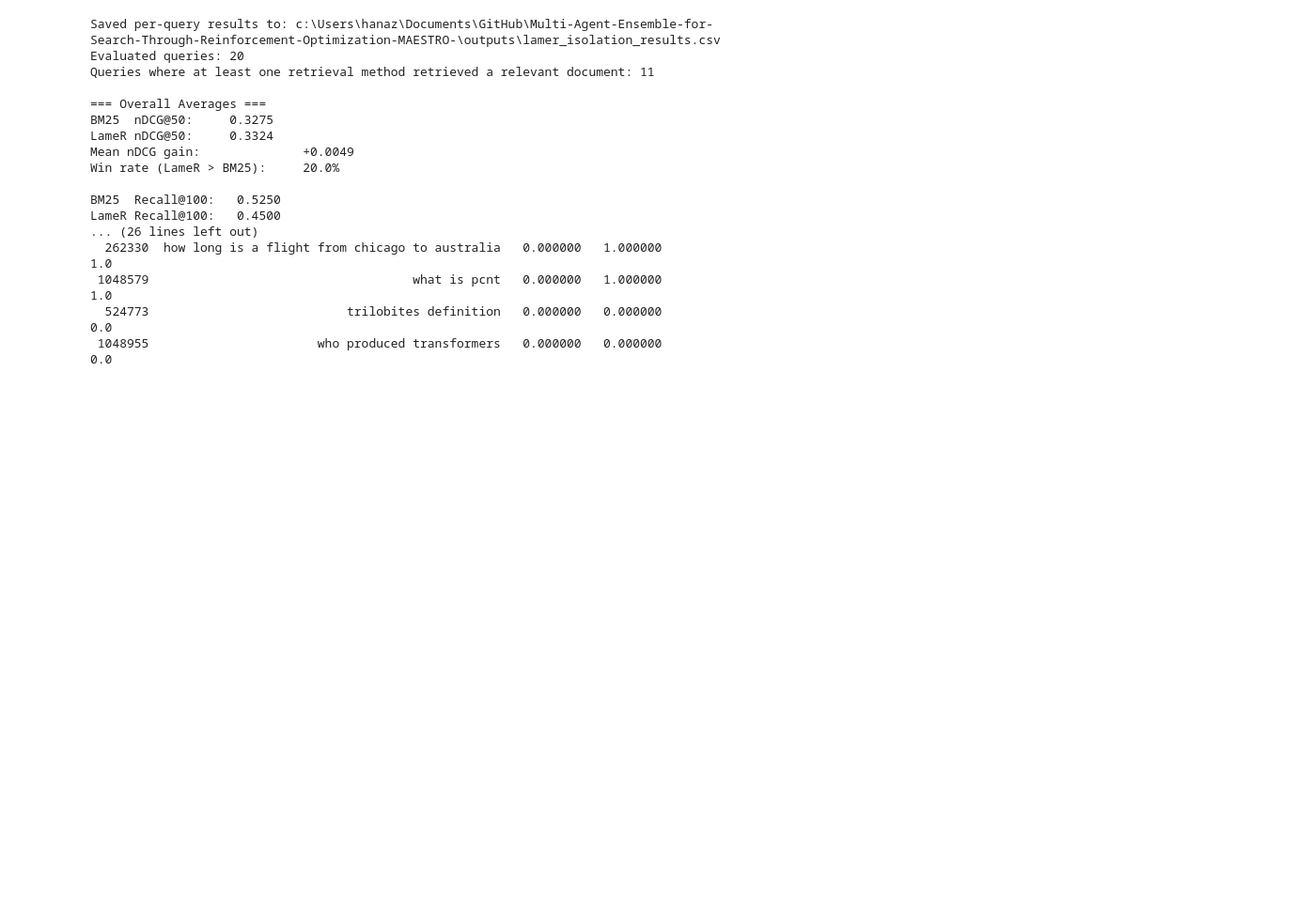
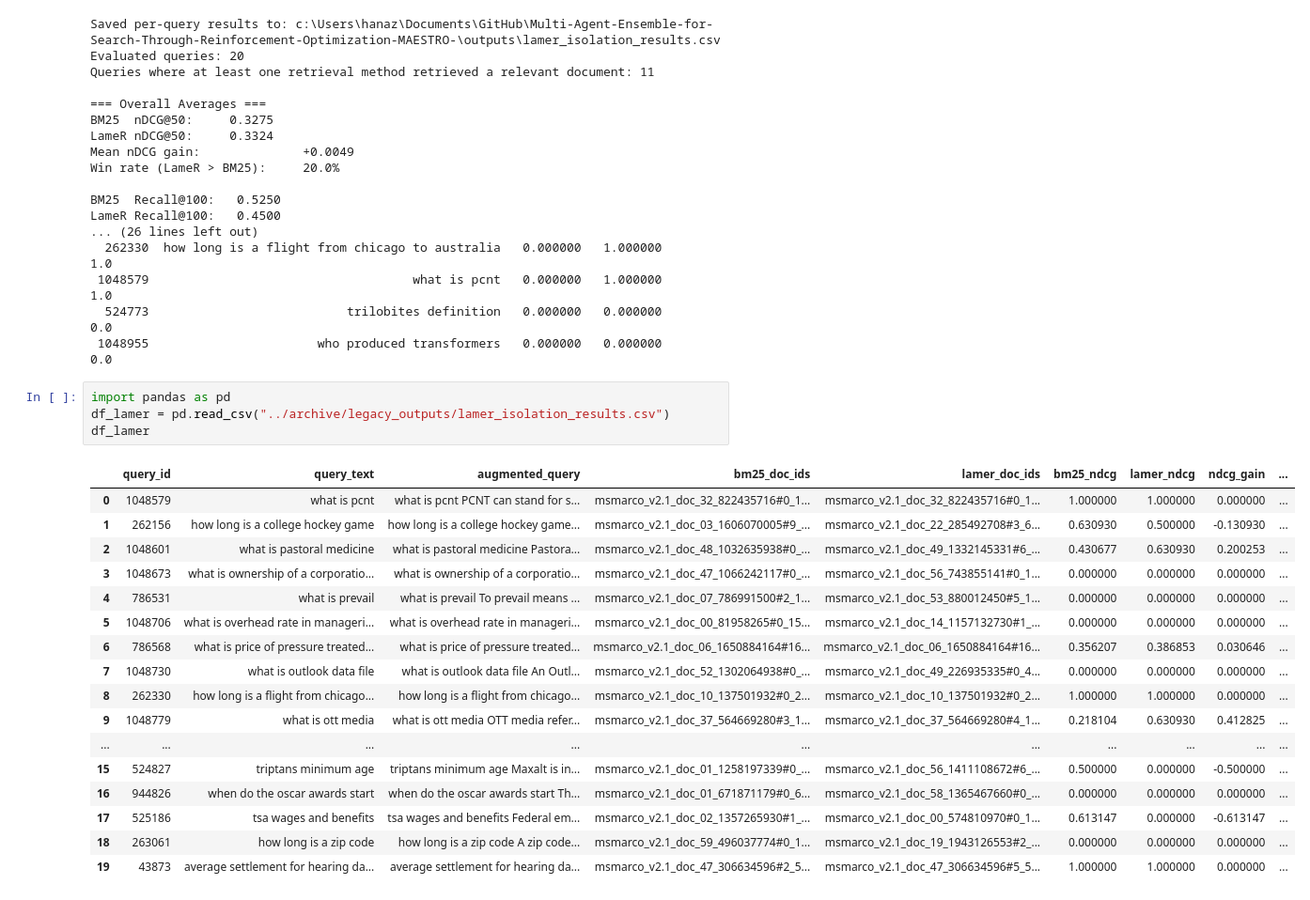
Before and after one commit to hanazouari23/Multi-Agent-Ensemble-for-Search-Through-Reinforcement-Optimization-MAESTRO-, a Jupyter notebook: notebooks/test_isolated_lamer.ipynb, the cells around one changed output. Shown at 94% size. Drawn from its saved outputs; the diff is of its cells as text; blank space fills up the shorter version.

Commit message:
Test results for new lamer

```diff
--- a/notebooks/test_isolated_lamer.ipynb
+++ b/notebooks/test_isolated_lamer.ipynb
@@ -397,3 +397,25 @@ LameR Recall@100:   0.4500
  1048579                                    what is pcnt   0.000000   1.000000         1.0
   524773                           trilobites definition   0.000000   0.000000         0.0
  1048955                       who produced transformers   0.000000   0.000000         0.0
+# %%
+import pandas as pd
+df_lamer = pd.read_csv("../archive/legacy_outputs/lamer_isolation_results.csv")
+df_lamer
+# %% [output]
+|  | query_id | query_text | augmented_query | bm25_doc_ids | lamer_doc_ids | bm25_ndcg | lamer_ndcg | ndcg_gain | ... |
+| 0 | 1048579 | what is pcnt | what is pcnt PCNT can stand for s... | msmarco_v2.1_doc_32_822435716#0_1... | msmarco_v2.1_doc_32_822435716#0_1... | 1.000000 | 1.000000 | 0.000000 | ... |
+| 1 | 262156 | how long is a college hockey game | how long is a college hockey game... | msmarco_v2.1_doc_03_1606070005#9_... | msmarco_v2.1_doc_22_285492708#3_6... | 0.630930 | 0.500000 | -0.130930 | ... |
+| 2 | 1048601 | what is pastoral medicine | what is pastoral medicine Pastora... | msmarco_v2.1_doc_48_1032635938#0_... | msmarco_v2.1_doc_49_1332145331#6_... | 0.430677 | 0.630930 | 0.200253 | ... |
+| 3 | 1048673 | what is ownership of a corporatio... | what is ownership of a corporatio... | msmarco_v2.1_doc_47_1066242117#0_... | msmarco_v2.1_doc_56_743855141#0_1... | 0.000000 | 0.000000 | 0.000000 | ... |
+| 4 | 786531 | what is prevail | what is prevail To prevail means ... | msmarco_v2.1_doc_07_786991500#2_1... | msmarco_v2.1_doc_53_880012450#5_1... | 0.000000 | 0.000000 | 0.000000 | ... |
+| 5 | 1048706 | what is overhead rate in manageri... | what is overhead rate in manageri... | msmarco_v2.1_doc_00_81958265#0_15... | msmarco_v2.1_doc_14_1157132730#1_... | 0.000000 | 0.000000 | 0.000000 | ... |
+| 6 | 786568 | what is price of pressure treated... | what is price of pressure treated... | msmarco_v2.1_doc_06_1650884164#16... | msmarco_v2.1_doc_06_1650884164#16... | 0.356207 | 0.386853 | 0.030646 | ... |
+| 7 | 1048730 | what is outlook data file | what is outlook data file An Outl... | msmarco_v2.1_doc_52_1302064938#0_... | msmarco_v2.1_doc_49_226935335#0_4... | 0.000000 | 0.000000 | 0.000000 | ... |
+| 8 | 262330 | how long is a flight from chicago... | how long is a flight from chicago... | msmarco_v2.1_doc_10_137501932#0_2... | msmarco_v2.1_doc_10_137501932#0_2... | 1.000000 | 1.000000 | 0.000000 | ... |
+| 9 | 1048779 | what is ott media | what is ott media OTT media refer... | msmarco_v2.1_doc_37_564669280#3_1... | msmarco_v2.1_doc_37_564669280#4_1... | 0.218104 | 0.630930 | 0.412825 | ... |
+| ... | ... | ... | ... | ... | ... | ... | ... | ... | ... |
+| 15 | 524827 | triptans minimum age | triptans minimum age Maxalt is in... | msmarco_v2.1_doc_01_1258197339#0_... | msmarco_v2.1_doc_56_1411108672#6_... | 0.500000 | 0.000000 | -0.500000 | ... |
+| 16 | 944826 | when do the oscar awards start | when do the oscar awards start Th... | msmarco_v2.1_doc_01_671871179#0_6... | msmarco_v2.1_doc_58_1365467660#0_... | 0.000000 | 0.000000 | 0.000000 | ... |
+| 17 | 525186 | tsa wages and benefits | tsa wages and benefits Federal em... | msmarco_v2.1_doc_02_1357265930#1_... | msmarco_v2.1_doc_00_574810970#0_1... | 0.613147 | 0.000000 | -0.613147 | ... |
+| 18 | 263061 | how long is a zip code | how long is a zip code A zip code... | msmarco_v2.1_doc_59_496037774#0_1... | msmarco_v2.1_doc_19_1943126553#2_... | 0.000000 | 0.000000 | 0.000000 | ... |
+| 19 | 43873 | average settlement for hearing da... | average settlement for hearing da... | msmarco_v2.1_doc_47_306634596#2_5... | msmarco_v2.1_doc_47_306634596#5_5... | 1.000000 | 1.000000 | 0.000000 | ... |
```
Also changed, not shown: 5 other files.
